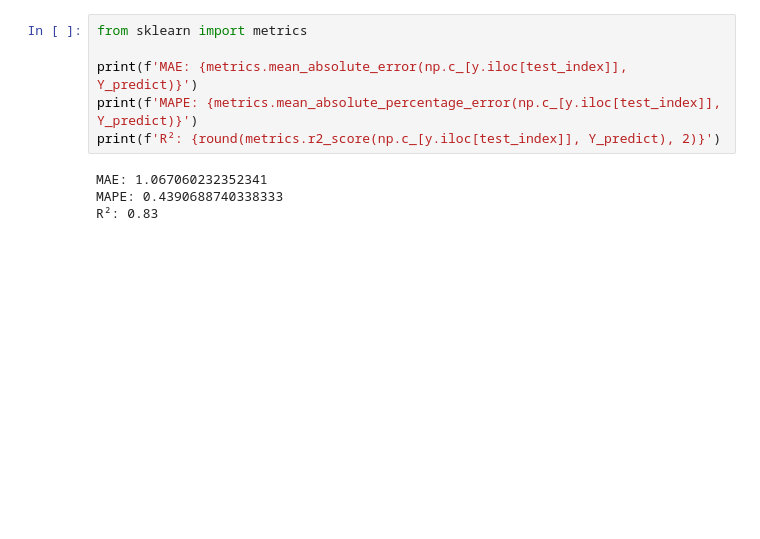
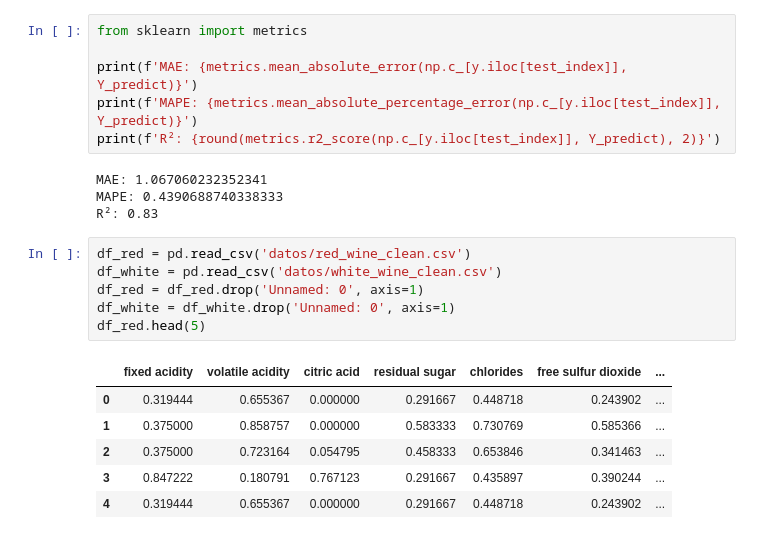
Before and after one commit to SaulGQB/Aprendizaje-Automatico-Proyecto-1, a Jupyter notebook: Polynominal Regression.ipynb, the cells around one changed output. Drawn from its saved outputs; the diff is of its cells as text; blank space fills up the shorter version.

```diff
--- a/Polynominal Regression.ipynb
+++ b/Polynominal Regression.ipynb
@@ -114,3 +143,16 @@ print(f'R²: {round(metrics.r2_score(np.c_[y.iloc[test_index]], Y_predict), 2)}'
 MAE: 1.067060232352341
 MAPE: 0.4390688740338333
 R²: 0.83
+# %%
+df_red = pd.read_csv('datos/red_wine_clean.csv')
+df_white = pd.read_csv('datos/white_wine_clean.csv')
+df_red = df_red.drop('Unnamed: 0', axis=1)
+df_white = df_white.drop('Unnamed: 0', axis=1)
+df_red.head(5)
+# %% [output]
+|  | fixed acidity | volatile acidity | citric acid | residual sugar | chlorides | free sulfur dioxide | ... |
+| 0 | 0.319444 | 0.655367 | 0.000000 | 0.291667 | 0.448718 | 0.243902 | ... |
+| 1 | 0.375000 | 0.858757 | 0.000000 | 0.583333 | 0.730769 | 0.585366 | ... |
+| 2 | 0.375000 | 0.723164 | 0.054795 | 0.458333 | 0.653846 | 0.341463 | ... |
+| 3 | 0.847222 | 0.180791 | 0.767123 | 0.291667 | 0.435897 | 0.390244 | ... |
+| 4 | 0.319444 | 0.655367 | 0.000000 | 0.291667 | 0.448718 | 0.243902 | ... |
```
Also changed, not shown: parts of 7 cells of this notebook, 2 other files.
